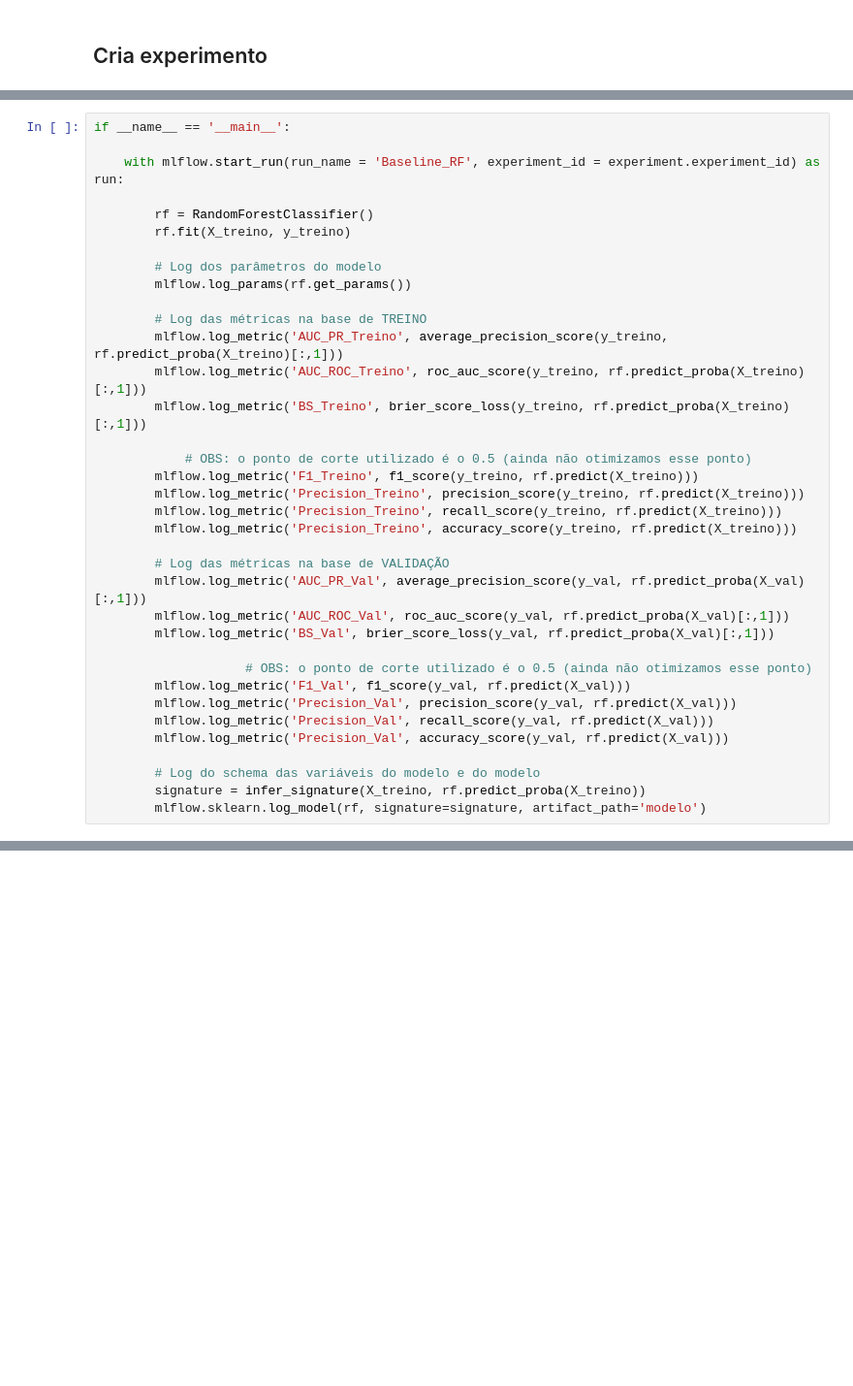
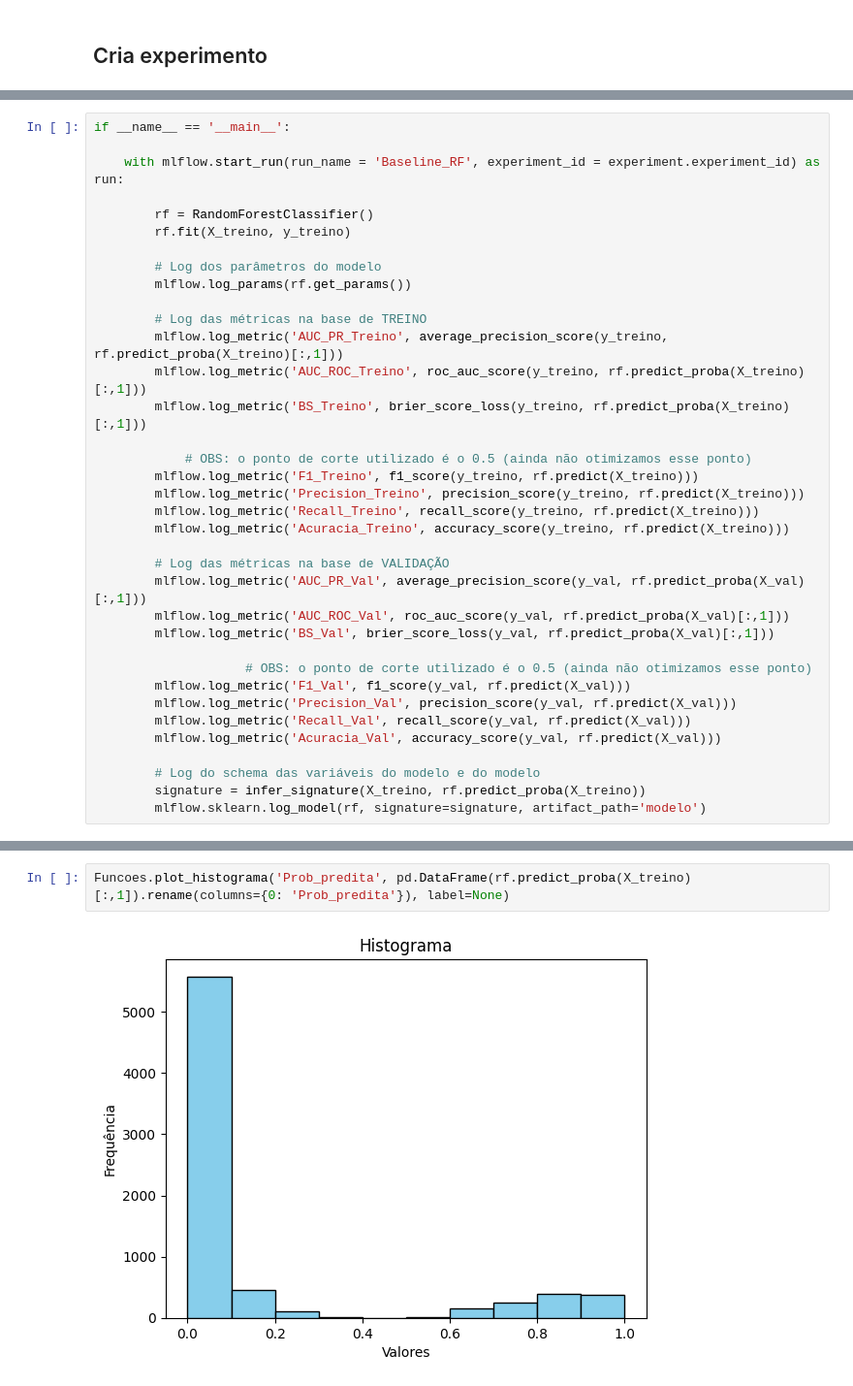
Before and after one commit to HugoCalegari/Estudo_Cartao_Credito, a Jupyter notebook: vCartao_Credito/2.Modelagem/0.Modelos_baselines.ipynb, the cells around one changed output, grey strips where cells are left out. Shown at 97% size. Drawn from its saved outputs; the diff is of its cells as text; blank space fills up the shorter version.

```diff
--- a/vCartao_Credito/2.Modelagem/0.Modelos_baselines.ipynb
+++ b/vCartao_Credito/2.Modelagem/0.Modelos_baselines.ipynb
@@ -141,8 +158,8 @@ if __name__ == '__main__':
             # OBS: o ponto de corte utilizado é o 0.5 (ainda não otimizamos esse ponto)
         mlflow.log_metric('F1_Treino', f1_score(y_treino, rf.predict(X_treino)))
         mlflow.log_metric('Precision_Treino', precision_score(y_treino, rf.predict(X_treino)))
-        mlflow.log_metric('Precision_Treino', recall_score(y_treino, rf.predict(X_treino)))
-        mlflow.log_metric('Precision_Treino', accuracy_score(y_treino, rf.predict(X_treino)))
+        mlflow.log_metric('Recall_Treino', recall_score(y_treino, rf.predict(X_treino)))
+        mlflow.log_metric('Acuracia_Treino', accuracy_score(y_treino, rf.predict(X_treino)))
 
         # Log das métricas na base de VALIDAÇÃO
         mlflow.log_metric('AUC_PR_Val', average_precision_score(y_val, rf.predict_proba(X_val)[:,1]))
@@ -152,8 +169,8 @@ if __name__ == '__main__':
                     # OBS: o ponto de corte utilizado é o 0.5 (ainda não otimizamos esse ponto)
         mlflow.log_metric('F1_Val', f1_score(y_val, rf.predict(X_val)))
         mlflow.log_metric('Precision_Val', precision_score(y_val, rf.predict(X_val)))
-        mlflow.log_metric('Precision_Val', recall_score(y_val, rf.predict(X_val)))
-        mlflow.log_metric('Precision_Val', accuracy_score(y_val, rf.predict(X_val)))
+        mlflow.log_metric('Recall_Val', recall_score(y_val, rf.predict(X_val)))
+        mlflow.log_metric('Acuracia_Val', accuracy_score(y_val, rf.predict(X_val)))
 
         # Log do schema das variáveis do modelo e do modelo
         signature = infer_signature(X_treino, rf.predict_proba(X_treino))
@@ -160,0 +217,4 @@ if __name__ == '__main__':
+# %%
+Funcoes.plot_histograma('Prob_predita', pd.DataFrame(rf.predict_proba(X_treino)[:,1]).rename(columns={0: 'Prob_predita'}), label=None)
+# %% [output]
+[figure, added]
```
Also changed, not shown: parts of 33 cells of this notebook.
